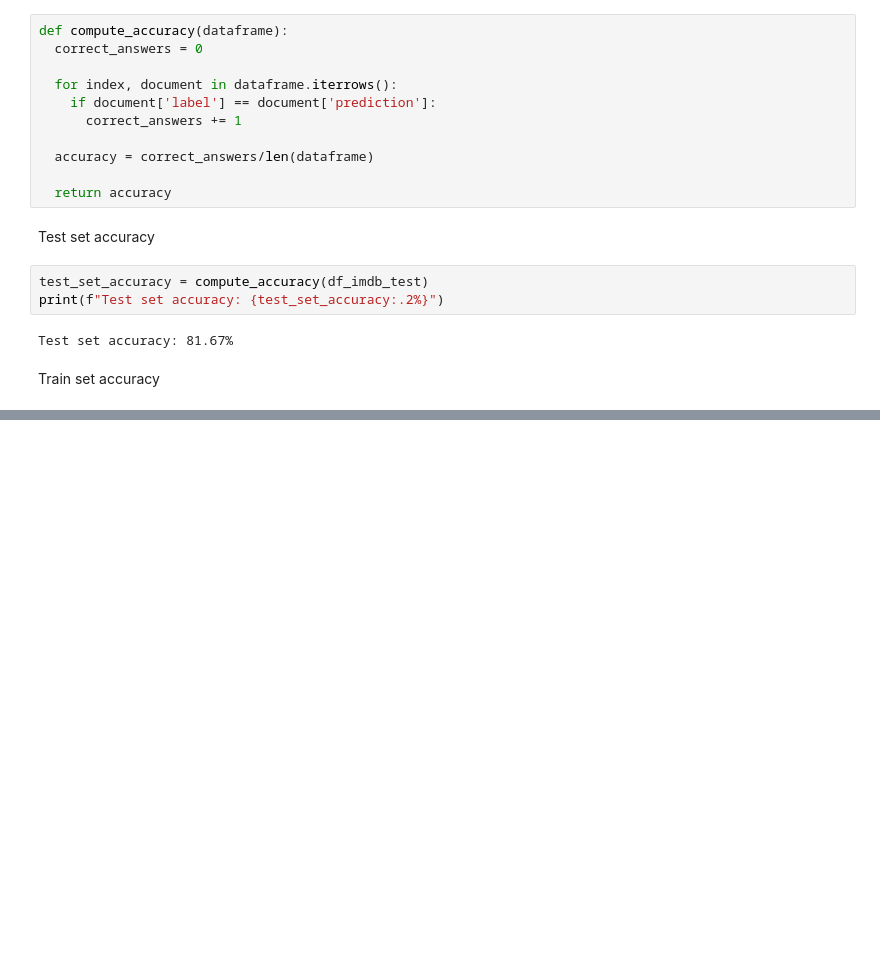
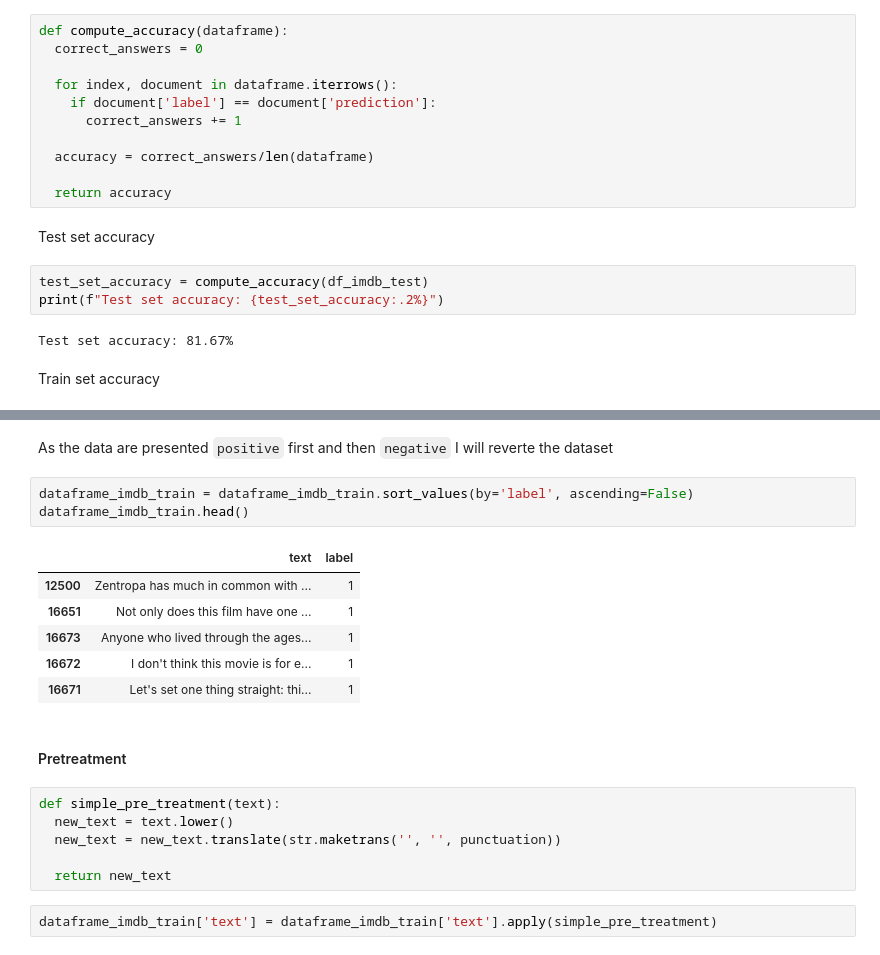
Before and after one commit to christopherdiamana/nlp, a Jupyter notebook: catch_up1.ipynb, the cells around one changed output, grey strips where cells are left out. Drawn from its saved outputs; the diff is of its cells as text; blank space fills up the shorter version.

Commit message:
[FASTTEXT] pretreatment and formatting

```diff
--- a/catch_up1.ipynb
+++ b/catch_up1.ipynb
@@ -425,0 +484,22 @@ label2id = {label:idx for idx, label in enumerate(labels)}
+# %% [markdown]
+As the data are presented `positive` first and then `negative` I will reverte the dataset
+# %%
+dataframe_imdb_train = dataframe_imdb_train.sort_values(by='label', ascending=False)
+dataframe_imdb_train.head()
+# %% [output]
+|  | text | label |
+| 12500 | Zentropa has much in common with ... | 1 |
+| 16651 | Not only does this film have one ... | 1 |
+| 16673 | Anyone who lived through the ages... | 1 |
+| 16672 | I don't think this movie is for e... | 1 |
+| 16671 | Let's set one thing straight: thi... | 1 |
+# %% [markdown]
+#### Pretreatment
+# %%
+def simple_pre_treatment(text):
+  new_text = text.lower()
+  new_text = new_text.translate(str.maketrans('', '', punctuation))
+
+  return new_text
+# %%
+dataframe_imdb_train['text'] = dataframe_imdb_train['text'].apply(simple_pre_treatment)
```
Also changed, not shown: parts of 48 cells of this notebook.
